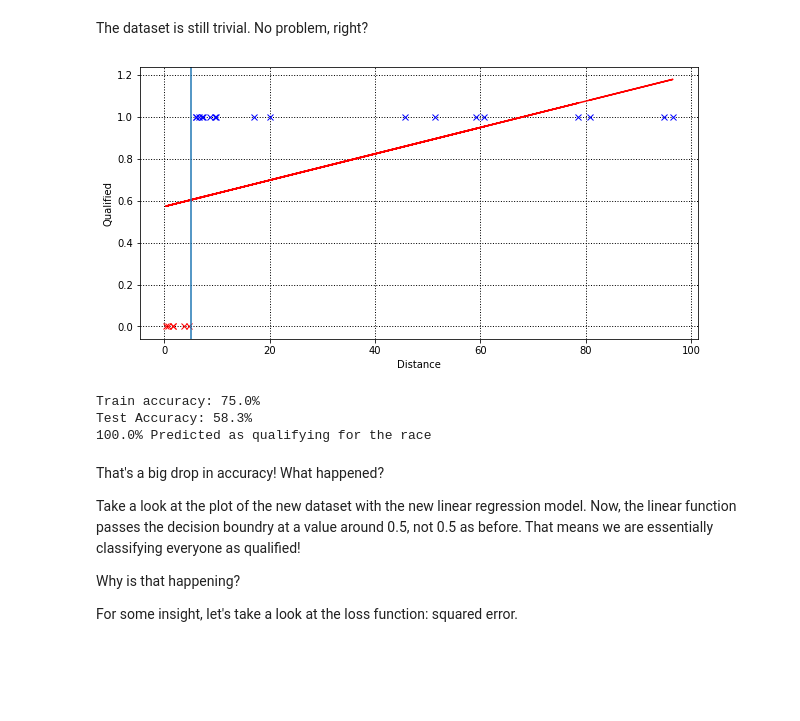
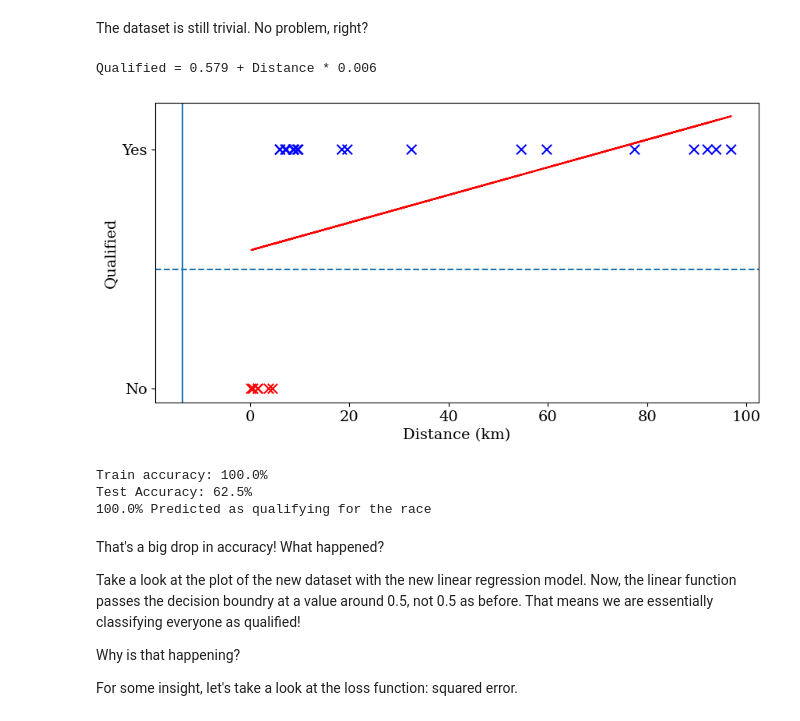
Before and after one commit to cs349f25/notebooks, a Jupyter notebook: classification_demo.ipynb, the cells around one changed output. Saved outputs shown, nothing was run; the diff lists cells and outputs as text; code cells hidden in the pictures; blank space fills up the shorter version.

```diff
--- a/classification_demo.ipynb
+++ b/classification_demo.ipynb
@@ -147,41 +144,50 @@ _ = plt.axvline(x=5)
 The dataset is still trivial. No problem, right?
-# %%
-_ = lin_regression.fit(pd.DataFrame(x), y)
-
-lin_y_pred_1 = lin_regression.predict(pd.DataFrame(x))
-
-
-fig = plt.figure(figsize=(10,5))
-xlabel = 'Distance'
-ylabel = 'Qualified'
-plt.xlabel(xlabel)
-plt.ylabel(ylabel)
-plt.grid(color='k', linestyle=':', linewidth=1)
-
-plt.plot(x, lin_y_pred_1, '-r')
-
-for xval, yval in zip(x,y):
-  if yval == 1:
-    _ = plt.plot(xval, yval, 'x' + correct_color)
-  else:
-    _ = plt.plot(xval, yval, 'x' + wrong_color)
-_ = plt.axvline(x=5)
-# %% [output]
-[figure, removed]
+# %%
+x2_df = pd.DataFrame(x2)
+
+lin_regression.fit(x2_df, y2)
+
+inter = lin_regression.intercept_
+slope = lin_regression.coef_[0]
+print(f"Qualified = {inter:.3f} + Distance * {slope:.3f}")
+crosses_05_at = (0.5 - inter) / slope
+
+lin_y_pred_2 = lin_regression.predict(x2_df)
+
+fig = plt.figure(figsize=(10,5))
+xlabel = 'Distance (km)'
+ylabel = 'Qualified'
+plt.xlabel(xlabel)
+plt.ylabel(ylabel)
+plt.yticks([0, 1], ["No", "Yes"])
+# plt.grid(color='k', linestyle=':', linewidth=1)
+
+plt.plot(x2, lin_y_pred_2, '-r')
+
+colors = [correct_color if y_ == 1 else wrong_color for y_ in y2]
+plt.scatter(x2, y2, marker='x', color=colors, s=81)
+_ = plt.axvline(x=crosses_05_at)
+_ = plt.axhline(y=0.5, linestyle='--')
+# %% [output]
+Qualified = 0.579 + Distance * 0.006
+[figure, added]
 # %%
-y_pred_raw = lin_regression.predict(x)
-y_pred = [True if entry >= 0.5 else False for entry in y_pred_raw]
-print ('Train accuracy: {:.1f}%'.format(100*accuracy_score(y, y_pred, normalize=True)))
+y_pred_raw2 = lin_regression.predict(x2)
+y_pred2 = [True if entry >= 0.5 else False for entry in y_pred_raw2]
+print ('Train accuracy: {:.1f}%'.format(
+    100*accuracy_score(y, y_pred, normalize=True)))
 
 
-y_test_pred_raw = lin_regression.predict(x_test)
-y_test_pred = [True if entry >= 0.5 else False for entry in y_test_pred_raw]
-print ('Test Accuracy: {:.1f}%'.format(100*accuracy_score(y_test, y_test_pred, normalize=True)))
+y_test_pred_raw2 = lin_regression.predict(x_test2)
+y_test_pred2 = [True if entry >= 0.5 else False for entry in y_test_pred_raw2]
+print ('Test Accuracy: {:.1f}%'.format(
+    100*accuracy_score(y_test2, y_test_pred2, normalize=True)))
 
-print ("{:.1f}% Predicted as qualifying for the race".format(100 * np.mean(y_pred + y_test_pred)))
+print ("{:.1f}% Predicted as qualifying for the race".format(
+    100 * np.mean(y_pred2 + y_test_pred2)))
 # %% [output]
-Train accuracy: 75.0%
-Test Accuracy: 58.3%
+Train accuracy: 100.0%
+Test Accuracy: 62.5%
 100.0% Predicted as qualifying for the race
 # %% [markdown]
 That's a big drop in accuracy! What happened?
```
Also changed, not shown: parts of 6 cells of this notebook.
